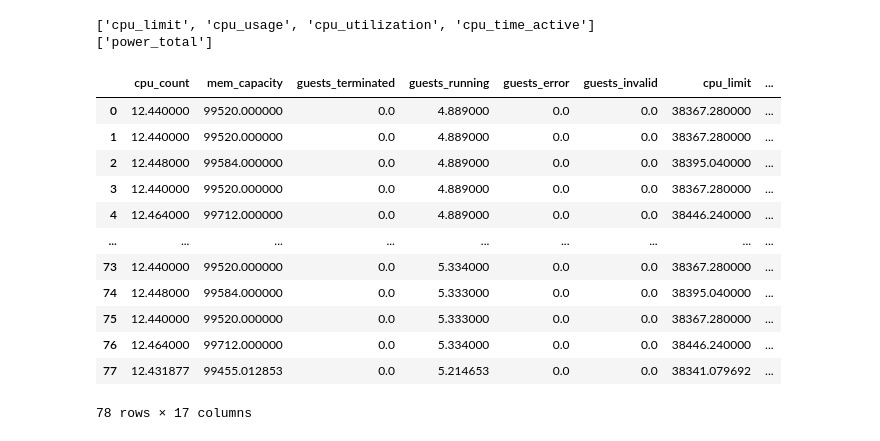
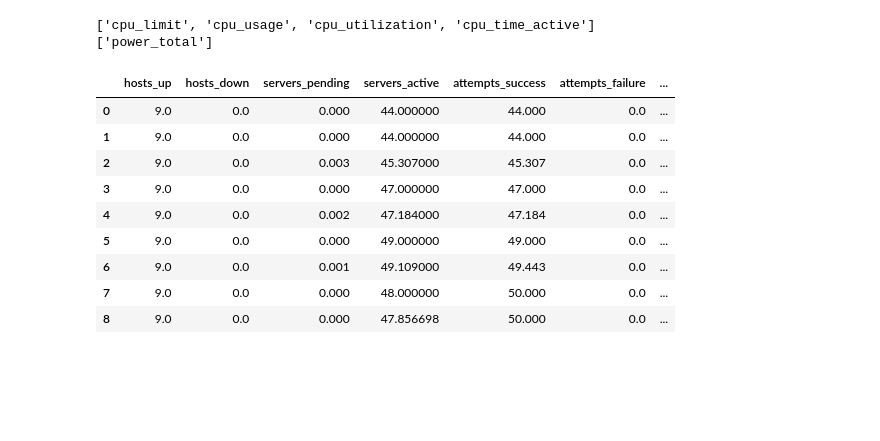
Before and after one commit to Radu-Nicolae/opendc-m3sa, a Jupyter notebook: opendc-experiments/opendc-experiments-metamodel/src/main/Python_scripts/multiModelPlotter-new.ipynb, the cells around one changed output. Drawn from its saved outputs; the diff is of its cells as text; code cells hidden in the pictures; blank space fills up the shorter version.

```diff
--- a/opendc-experiments/opendc-experiments-metamodel/src/main/Python_scripts/multiModelPlotter-new.ipynb
+++ b/opendc-experiments/opendc-experiments-metamodel/src/main/Python_scripts/multiModelPlotter-new.ipynb
@@ -62,29 +63,27 @@ print(selected_energy_metrics)
 ['cpu_limit', 'cpu_usage', 'cpu_utilization', 'cpu_time_active']
 ['power_total']
 # %%
-path = f"{BASE_FOLDER}/output/host/workload=bitbrains-small/seed=0/"
+
+path = f"{BASE_FOLDER}/output/{COMPONENT_TO_ANALYZE}/workload=bitbrains-small/seed=0/"
 
 recent_dir = most_recent_directory(path)
 simulation_files = os.listdir(recent_dir)
 simulation_data = []
 
 for file in simulation_files:
     simulation_data.append(
         mean_of_chunks(pd.read_parquet(os.path.join(recent_dir, file)), 1000)
     )
 
 simulation_data[0]
 # %% [output]
-|  | cpu_count | mem_capacity | guests_terminated | guests_running | guests_error | guests_invalid | cpu_limit | ... |
-| 0 | 12.440000 | 99520.000000 | 0.0 | 4.889000 | 0.0 | 0.0 | 38367.280000 | ... |
-| 1 | 12.440000 | 99520.000000 | 0.0 | 4.889000 | 0.0 | 0.0 | 38367.280000 | ... |
-| 2 | 12.448000 | 99584.000000 | 0.0 | 4.889000 | 0.0 | 0.0 | 38395.040000 | ... |
-| 3 | 12.440000 | 99520.000000 | 0.0 | 4.889000 | 0.0 | 0.0 | 38367.280000 | ... |
-| 4 | 12.464000 | 99712.000000 | 0.0 | 4.889000 | 0.0 | 0.0 | 38446.240000 | ... |
-| ... | ... | ... | ... | ... | ... | ... | ... | ... |
-| 73 | 12.440000 | 99520.000000 | 0.0 | 5.334000 | 0.0 | 0.0 | 38367.280000 | ... |
-| 74 | 12.448000 | 99584.000000 | 0.0 | 5.333000 | 0.0 | 0.0 | 38395.040000 | ... |
-| 75 | 12.440000 | 99520.000000 | 0.0 | 5.333000 | 0.0 | 0.0 | 38367.280000 | ... |
-| 76 | 12.464000 | 99712.000000 | 0.0 | 5.334000 | 0.0 | 0.0 | 38446.240000 | ... |
-| 77 | 12.431877 | 99455.012853 | 0.0 | 5.214653 | 0.0 | 0.0 | 38341.079692 | ... |
+|  | hosts_up | hosts_down | servers_pending | servers_active | attempts_success | attempts_failure | ... |
+| 0 | 9.0 | 0.0 | 0.000 | 44.000000 | 44.000 | 0.0 | ... |
+| 1 | 9.0 | 0.0 | 0.000 | 44.000000 | 44.000 | 0.0 | ... |
+| 2 | 9.0 | 0.0 | 0.003 | 45.307000 | 45.307 | 0.0 | ... |
+| 3 | 9.0 | 0.0 | 0.000 | 47.000000 | 47.000 | 0.0 | ... |
+| 4 | 9.0 | 0.0 | 0.002 | 47.184000 | 47.184 | 0.0 | ... |
+| 5 | 9.0 | 0.0 | 0.000 | 49.000000 | 49.000 | 0.0 | ... |
+| 6 | 9.0 | 0.0 | 0.001 | 49.109000 | 49.443 | 0.0 | ... |
+| 7 | 9.0 | 0.0 | 0.000 | 48.000000 | 50.000 | 0.0 | ... |
+| 8 | 9.0 | 0.0 | 0.000 | 47.856698 | 50.000 | 0.0 | ... |
-78 rows × 17 columns
```
Also changed, not shown: parts of 2 cells of this notebook, 1 other file.
